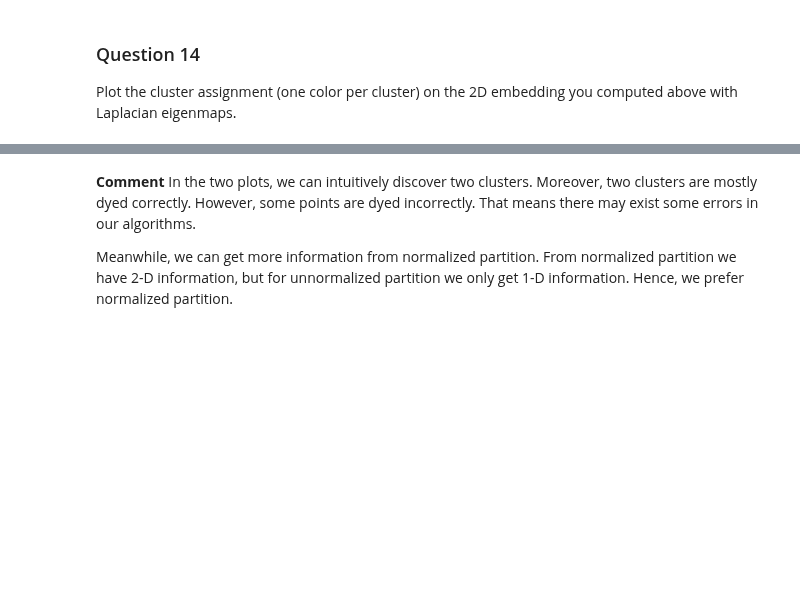
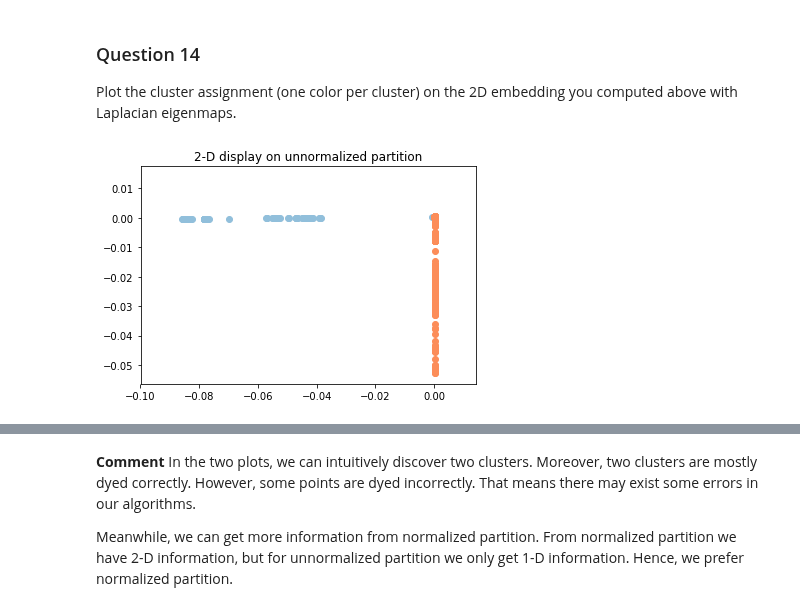
Before and after one commit to ownzonefeng/ntds_groupwork, a Jupyter notebook: Milestone3/3_spectral_graph_theory.ipynb, the cells around one changed output, grey strips where cells are left out. Cells and saved outputs as stored; diff of their text form; code cells hidden in the pictures; blank space fills up the shorter version.

```diff
--- a/Milestone3/3_spectral_graph_theory.ipynb
+++ b/Milestone3/3_spectral_graph_theory.ipynb
@@ -522,11 +522,15 @@ cluster1: other countries
 Plot the cluster assignment (one color per cluster) on the 2D embedding you computed above with Laplacian eigenmaps.
 # %%
 color = ['#91bfdb','#fc8d59']
+# %%
+F_embedding = D_root_inv_cluster @ eigenvectors_cluster[:,1:3]
 # %%
 fig_c, ax_c = plt.subplots()
 ax_c.set_title('2-D display on unnormalized partition')
 for i in range(k):
-    ax_c.scatter(F[np.where(labels_renorm == i),0], F[np.where(labels_renorm == i),1], c = color[i])
+    ax_c.scatter(F_embedding[np.where(labels_renorm == i),0], F_embedding[np.where(labels_renorm == i),1], c = color[i])
+# %% [output]
+[figure, added]
 # %%
 error_rate_renorm = np.sum(F[np.where(labels_renorm == 0),1] > -0.025) / labels_norm.shape[0]
 print('The rate of wrong clustering for unnormalized partition:{:2.2%}'.format(error_rate_renorm))
```
Also changed, not shown: parts of 7 cells of this notebook.
